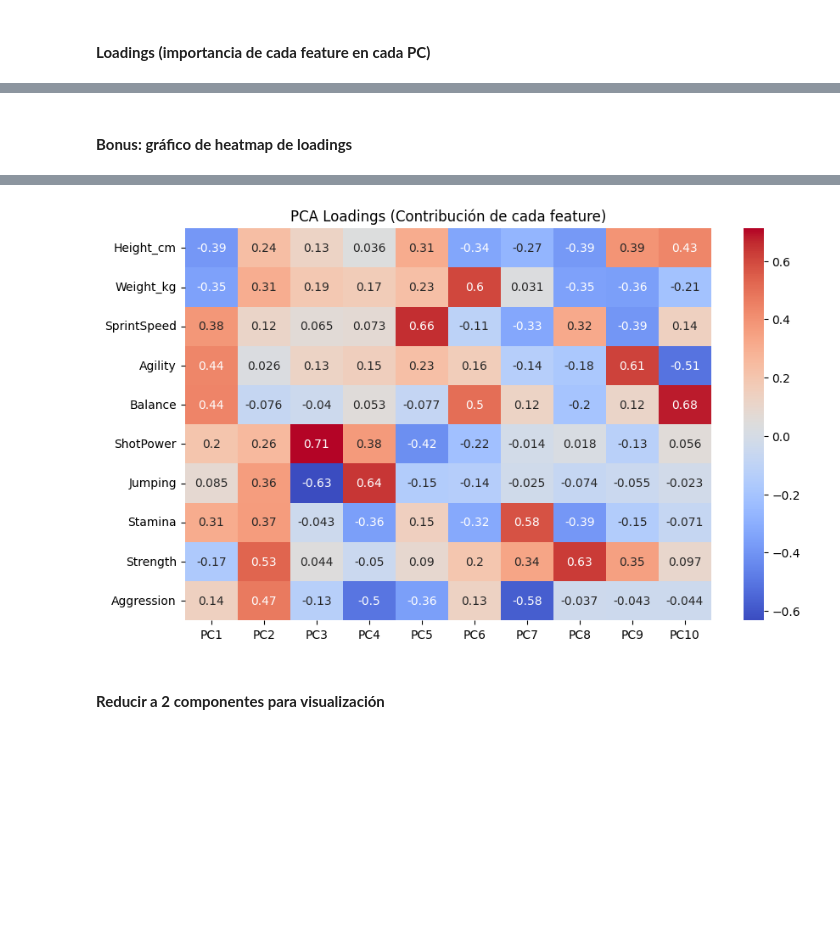
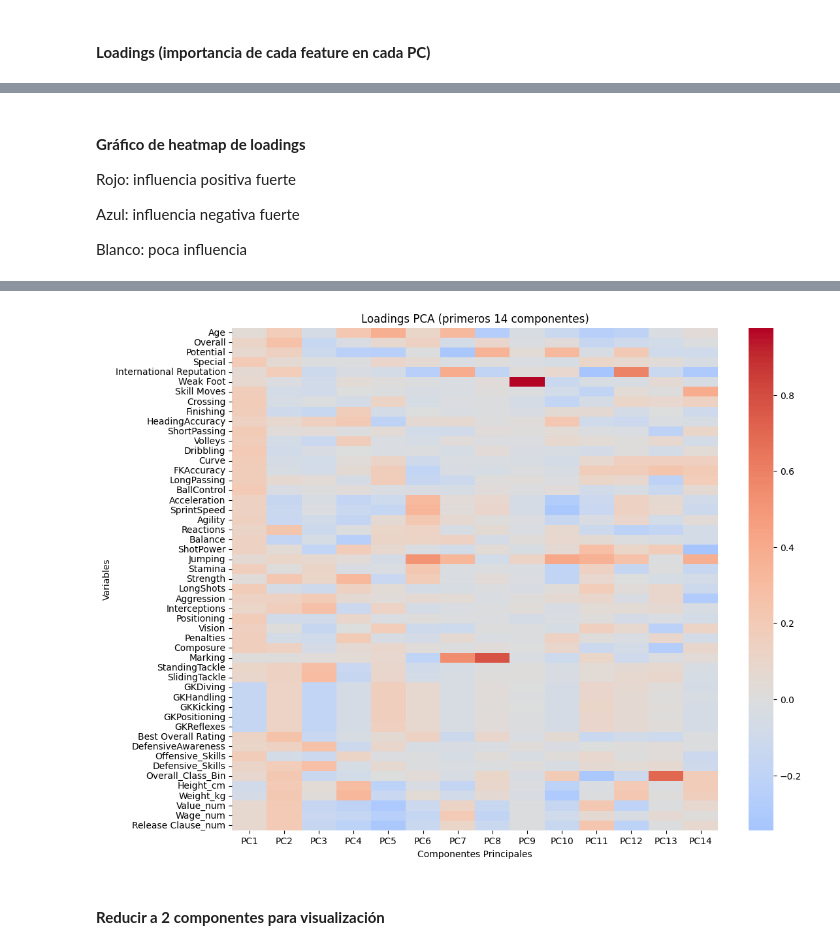
Before and after one commit to BrandonLCC/FIFA_ML_Kedro, a Jupyter notebook: notebooks/unsupervised/04_pca_analysis.ipynb, the cells around one changed output, grey strips where cells are left out. Drawn from its saved outputs; the diff is of its cells as text; code cells hidden in the pictures; blank space fills up the shorter version.

```diff
--- a/notebooks/unsupervised/04_pca_analysis.ipynb
+++ b/notebooks/unsupervised/04_pca_analysis.ipynb
@@ -173,0 +185,3 @@ X_scaled = scaler.fit_transform(X)
+# %%
+for i in df_fifa.columns:
+    print(i)
@@ -173,0 +302,2 @@ X_scaled = scaler.fit_transform(X)
+# %%
+df_fifa_scaled = pd.DataFrame(df_fifa_scaled, columns=df_fifa.columns)
@@ -175,7 +414,7 @@ X_scaled = scaler.fit_transform(X)
 #### **Entrenar PCA sin límite de componentes**
 # %%
 pca = PCA()
-pca_fit = pca.fit(X_scaled)
+pca_fit = pca.fit(X)
 
 explained_variance = pca_fit.explained_variance_ratio_
 cumulative_variance = explained_variance.cumsum()
@@ -241,13 +620,27 @@ loadings
 # %% [markdown]
-#### **Bonus: gráfico de heatmap de loadings**
+#### **Gráfico de heatmap de loadings**
+
+Rojo: influencia positiva fuerte
+
+Azul: influencia negativa fuerte
+
+Blanco: poca influencia
 # %%
-plt.figure(figsize=(10,6))
-sns.heatmap(loadings, annot=True, cmap="coolwarm")
-plt.title("PCA Loadings (Contribución de cada feature)")
+plt.figure(figsize=(12,10))
+
+sns.heatmap(
+    loadings.iloc[:, :14],   # solo los 14 componentes
+    cmap="coolwarm",
+    center=0
+)
+
+plt.title("Loadings PCA (primeros 14 componentes)")
+plt.xlabel("Componentes Principales")
+plt.ylabel("Variables")
 plt.show()
 # %% [output]
 [interactive output not drawn]
-[figure, old version]
+[figure, new version]
 # %% [markdown]
 #### **Reducir a 2 componentes para visualización**
 # %%
```
Also changed, not shown: parts of 49 cells of this notebook, 2 other files.
